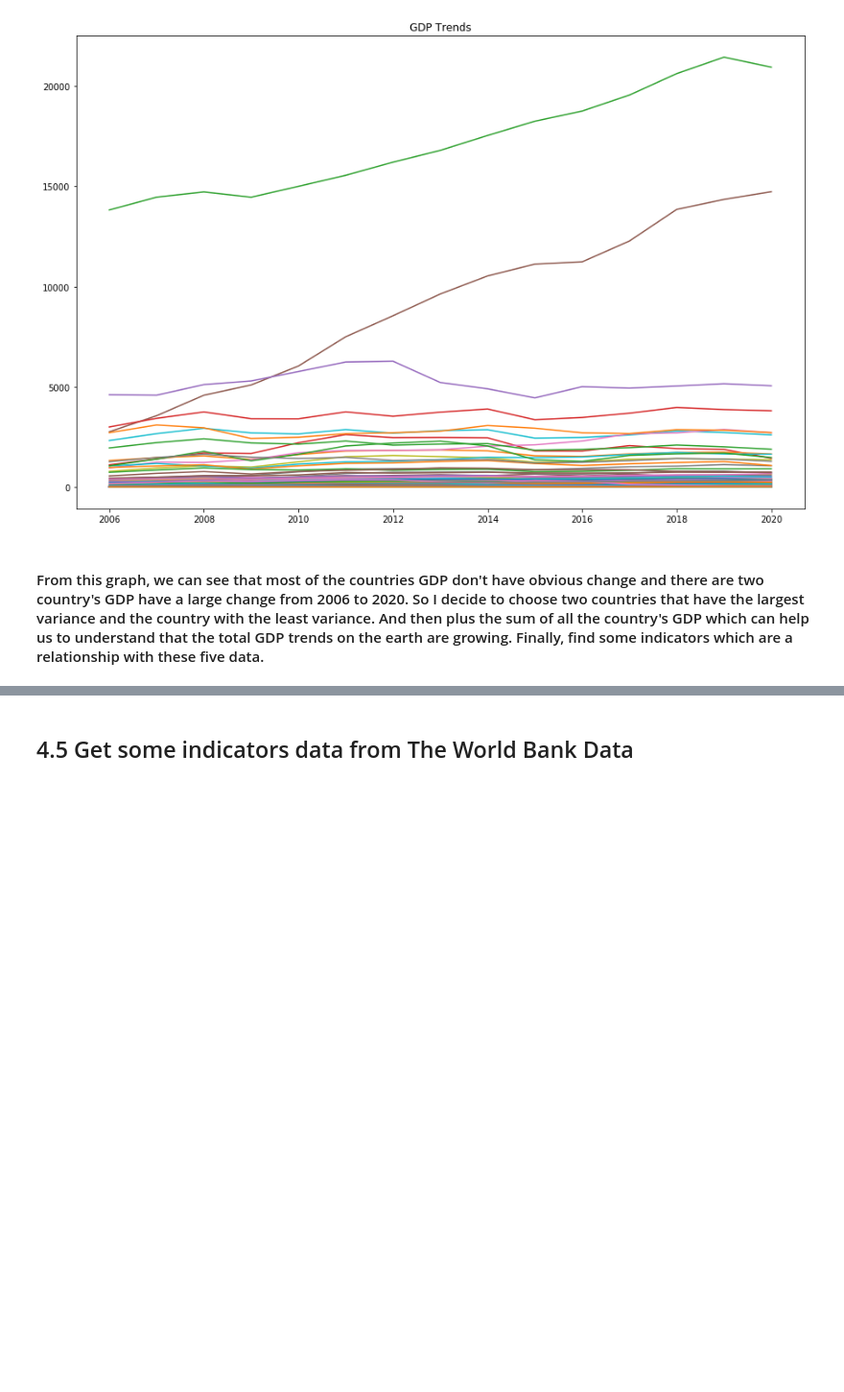
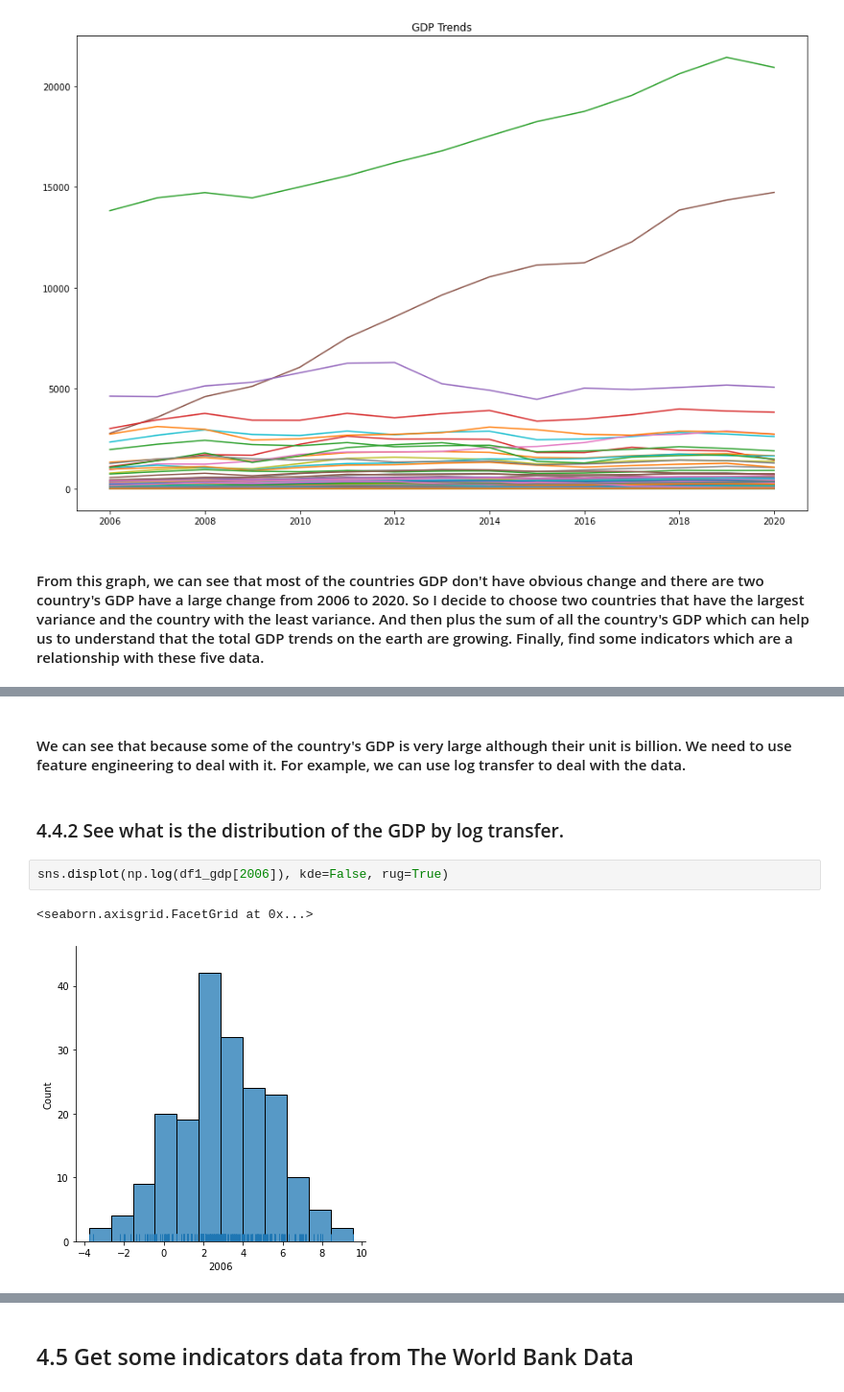
Before and after one commit to NewThread-ZY/DAV5400, a Jupyter notebook: Z_Wang_FInalProject.ipynb, the cells around one changed output, grey strips where cells are left out. Shown at 96% size. Drawn from its saved outputs; the diff is of its cells as text; blank space fills up the shorter version.

```diff
--- a/Z_Wang_FInalProject.ipynb
+++ b/Z_Wang_FInalProject.ipynb
@@ -217,0 +217,9 @@ plt.show()
+# %% [markdown]
+#### We can see that because some of the country's GDP is very large although their unit is billion. We need to use feature engineering to deal with it. For example, we can use log transfer to deal with the data.
+# %% [markdown]
+### 4.4.2 See what is the distribution of the GDP by log transfer.
+# %%
+sns.displot(np.log(df1_gdp[2006]), kde=False, rug=True)
+# %% [output]
+<seaborn.axisgrid.FacetGrid at 0x...>
+[figure, added]
```
Also changed, not shown: parts of 45 cells of this notebook, 2 other files.
